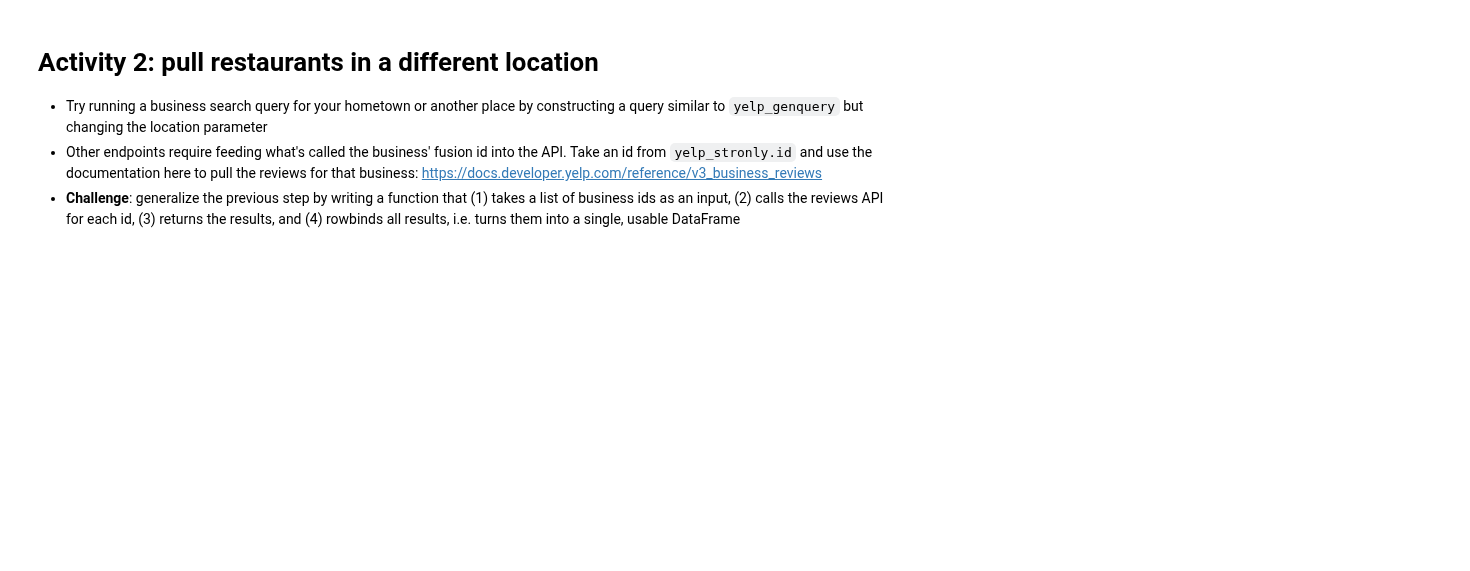
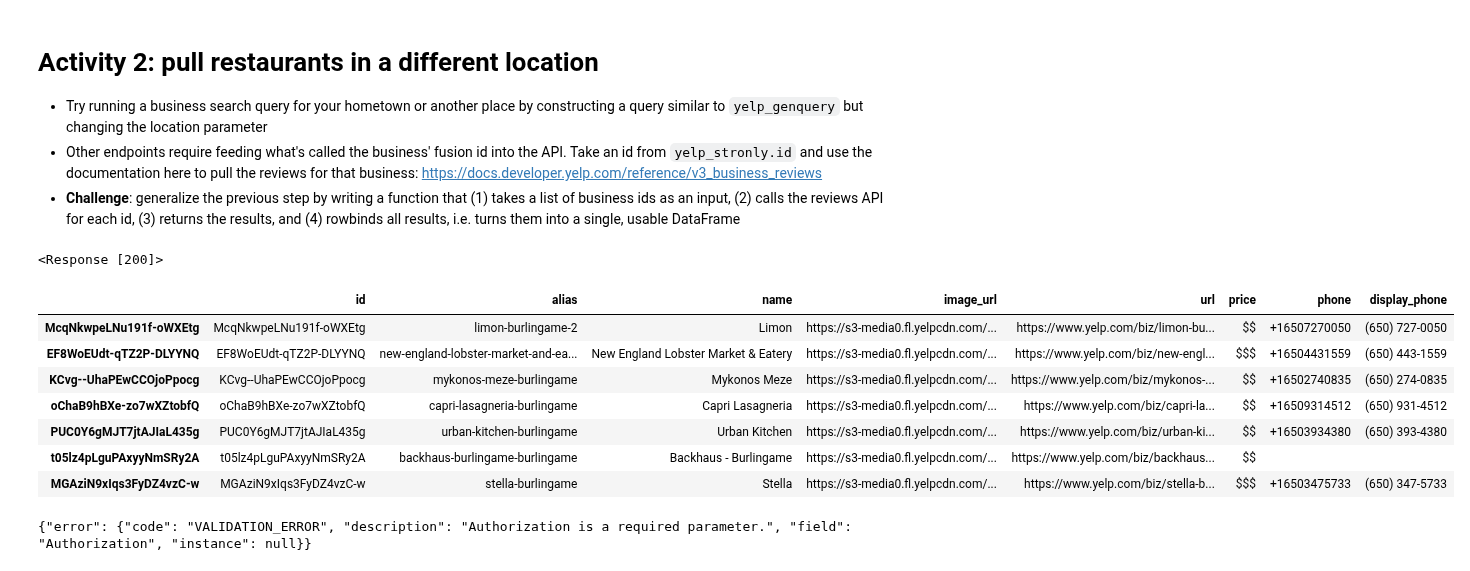
Before and after one commit to angelyn-l/qss20-x26, a Jupyter notebook: activities/06_apis_blank.ipynb, the cells around one changed output. Drawn from its saved outputs; the diff is of its cells as text; code cells hidden in the pictures; blank space fills up the shorter version.

```diff
--- a/activities/06_apis_blank.ipynb
+++ b/activities/06_apis_blank.ipynb
@@ -165,0 +299,55 @@ yelp_stronly_df.head(7)
+# %%
+# your code here
+## use documentation to define what to search
+## doc: https://www.yelp.com/developers/documentation/v3/business_search
+## write the query
+base_url = "https://api.yelp.com/v3/businesses/search?"
+my_name = "restaurants"
+my_location = "Burlingame,CA,94010"
+yelp_genquery = ('{base_url}'
+                'term={name}'
+                '&location={loc}').format(base_url = base_url,
+                name = my_name,
+                loc = my_location)
+
+## use requests to call the API; here, we're
+## passing it our credentials (structure varies
+## by API and telling it to only return 10 results
+## (max is 50 at once)
+header = {'Authorization': f"Bearer {API_KEY}"}
+yelp_genresp = requests.get(yelp_genquery, headers = header)
+yelp_genresp
+
+## then, look at structure of response
+yelp_genjson = yelp_genresp.json()
+
+def clean_yelp_json(one_biz):
+
+    ## restrict to str cols
+    d_str = {key:value for key, value in one_biz.items()
+             if type(value) == str}
+
+    df_str = pd.DataFrame(d_str, index = [d_str['id']])
+    return(df_str)
+
+yelp_stronly = [clean_yelp_json(one_b) for one_b in yelp_genjson['businesses']]
+yelp_stronly_df = pd.concat(yelp_stronly)
+
+yelp_stronly_df.head(7)
+# %% [output]
+<Response [200]>
+|  | id | alias | name | image_url | url | price | phone | display_phone |
+| McqNkwpeLNu191f-oWXEtg | McqNkwpeLNu191f-oWXEtg | limon-burlingame-2 | Limon | https://s3-media0.fl.yelpcdn.com/... | https://www.yelp.com/biz/limon-bu... | $$ | +16507270050 | (650) 727-0050 |
+| EF8WoEUdt-qTZ2P-DLYYNQ | EF8WoEUdt-qTZ2P-DLYYNQ | new-england-lobster-market-and-ea... | New England Lobster Market & Eatery | https://s3-media0.fl.yelpcdn.com/... | https://www.yelp.com/biz/new-engl... | $$$ | +16504431559 | (650) 443-1559 |
+| KCvg--UhaPEwCCOjoPpocg | KCvg--UhaPEwCCOjoPpocg | mykonos-meze-burlingame | Mykonos Meze | https://s3-media0.fl.yelpcdn.com/... | https://www.yelp.com/biz/mykonos-... | $$ | +16502740835 | (650) 274-0835 |
+| oChaB9hBXe-zo7wXZtobfQ | oChaB9hBXe-zo7wXZtobfQ | capri-lasagneria-burlingame | Capri Lasagneria | https://s3-media0.fl.yelpcdn.com/... | https://www.yelp.com/biz/capri-la... | $$ | +16509314512 | (650) 931-4512 |
+| PUC0Y6gMJT7jtAJIaL435g | PUC0Y6gMJT7jtAJIaL435g | urban-kitchen-burlingame | Urban Kitchen | https://s3-media0.fl.yelpcdn.com/... | https://www.yelp.com/biz/urban-ki... | $$ | +16503934380 | (650) 393-4380 |
+| t05lz4pLguPAxyyNmSRy2A | t05lz4pLguPAxyyNmSRy2A | backhaus-burlingame-burlingame | Backhaus - Burlingame | https://s3-media0.fl.yelpcdn.com/... | https://www.yelp.com/biz/backhaus... | $$ |  |  |
+| MGAziN9xIqs3FyDZ4vzC-w | MGAziN9xIqs3FyDZ4vzC-w | stella-burlingame | Stella | https://s3-media0.fl.yelpcdn.com/... | https://www.yelp.com/biz/stella-b... | $$$ | +16503475733 | (650) 347-5733 |
+# %%
+url = "https://api.yelp.com/v3/businesses/new-england-lobster-market-and-eatery-burlingame/reviews?limit=20&sort_by=yelp_sort"
+headers = {"accept": "application/json"}
+response = requests.get(url, headers=headers)
+print(response.text)
+# %% [output]
+{"error": {"code": "VALIDATION_ERROR", "description": "Authorization is a required parameter.", "field": "Authorization", "instance": null}}
```
Also changed, not shown: parts of 17 cells of this notebook, 1 other file.
